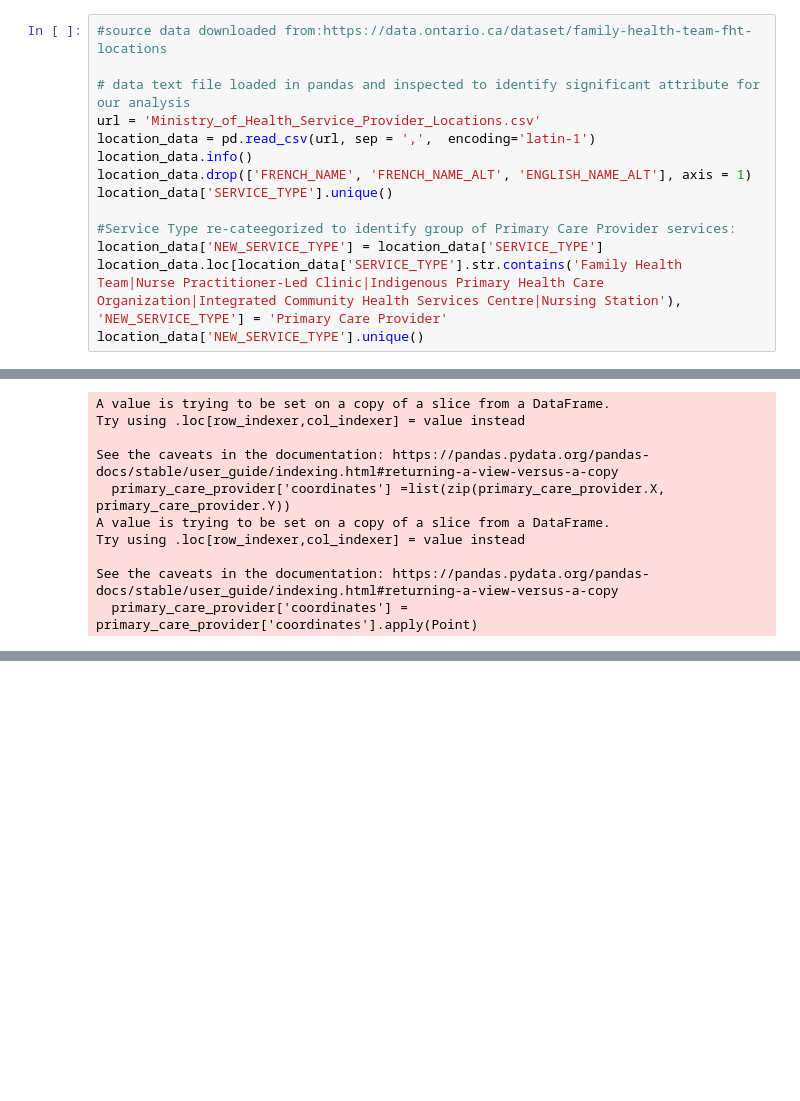
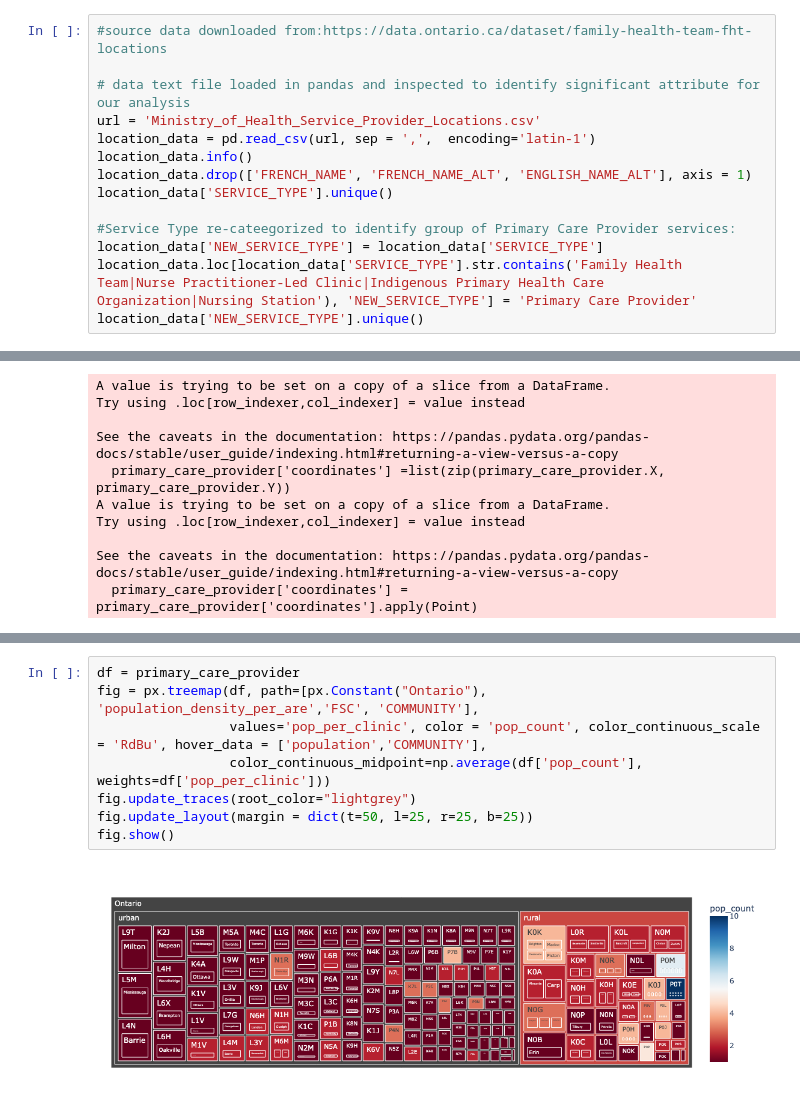
Before and after one commit to crhultay/0048-013-Group2-Assignment, a Jupyter notebook: health_data.ipynb, the cells around one changed output, grey strips where cells are left out. Drawn from its saved outputs; the diff is of its cells as text; blank space fills up the shorter version.

```diff
--- a/health_data.ipynb
+++ b/health_data.ipynb
@@ -22,7 +35,7 @@ location_data['SERVICE_TYPE'].unique()
 
 #Service Type re-cateegorized to identify group of Primary Care Provider services:
 location_data['NEW_SERVICE_TYPE'] = location_data['SERVICE_TYPE']
-location_data.loc[location_data['SERVICE_TYPE'].str.contains('Family Health Team|Nurse Practitioner-Led Clinic|Indigenous Primary Health Care Organization|Integrated Community Health Services Centre|Nursing Station'), 'NEW_SERVICE_TYPE'] = 'Primary Care Provider'
+location_data.loc[location_data['SERVICE_TYPE'].str.contains('Family Health Team|Nurse Practitioner-Led Clinic|Indigenous Primary Health Care Organization|Nursing Station'), 'NEW_SERVICE_TYPE'] = 'Primary Care Provider'
 location_data['NEW_SERVICE_TYPE'].unique()
 # %% [output]
 <class 'pandas.core.frame.DataFrame'>
@@ -159,0 +193,10 @@ world.loc[(world['
+# %%
+df = primary_care_provider
+fig = px.treemap(df, path=[px.Constant("Ontario"), 'population_density_per_are','FSC', 'COMMUNITY'],
+                 values='pop_per_clinic', color = 'pop_count', color_continuous_scale = 'RdBu', hover_data = ['population','COMMUNITY'],
+                 color_continuous_midpoint=np.average(df['pop_count'], weights=df['pop_per_clinic']))
+fig.update_traces(root_color="lightgrey")
+fig.update_layout(margin = dict(t=50, l=25, r=25, b=25))
+fig.show()
+# %% [output]
+[figure, added]
```
Also changed, not shown: parts of 16 cells of this notebook.
